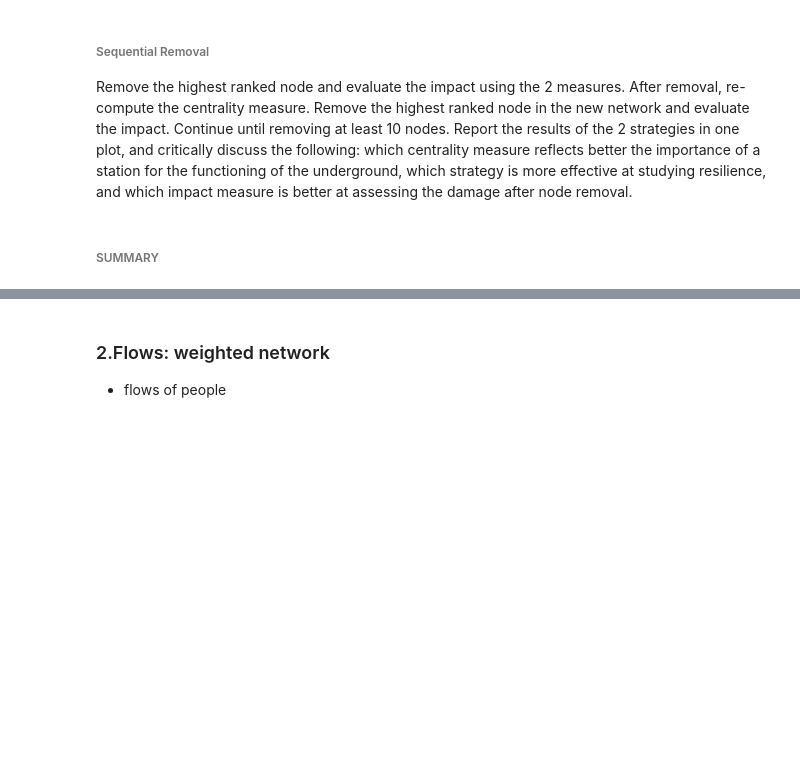
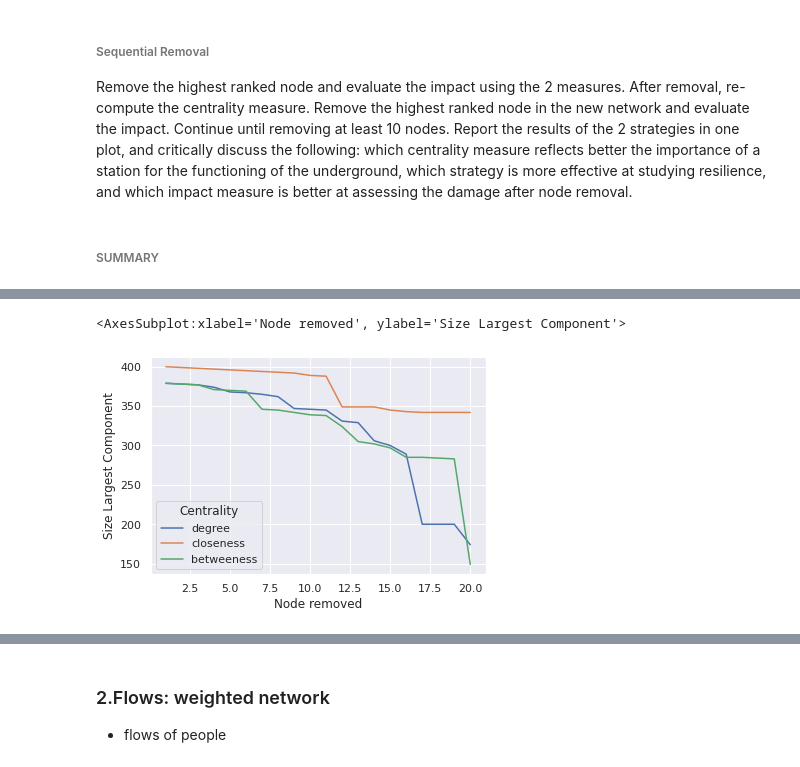
Before and after one commit to brfelipealmeida/LondonTubeNetwork, a Jupyter notebook: Code.ipynb, the cells around one changed output, grey strips where cells are left out. Drawn from its saved outputs; the diff is of its cells as text; code cells hidden in the pictures; blank space fills up the shorter version.

```diff
--- a/Code.ipynb
+++ b/Code.ipynb
@@ -732,12 +732,12 @@ for n in range(1, 21):
     diameter_largestcomponent_list.append(diameter_largestcomponent)
 
 # create a pandas DataFrame and add the information as columns
-DC_ns = pd.DataFrame()
-DC_ns['Node removed'] = num_nodes_removed_list
-DC_ns['Size Largest Component'] = size_largestcomponent_list
-DC_ns['Diameter Largest Component'] = diameter_largestcomponent_list
+CC_ns = pd.DataFrame()
+CC_ns['Node removed'] = num_nodes_removed_list
+CC_ns['Size Largest Component'] = size_largestcomponent_list
+CC_ns['Diameter Largest Component'] = diameter_largestcomponent_list
 
-DC_ns
+CC_ns
 # %% [output]
 |  | Node removed | Size Largest Component | Diameter Largest Component |
 | 0 | 1 | 400 | 36 |
@@ -805,12 +805,12 @@ for n in range(1, 21):
     diameter_largestcomponent_list.append(diameter_largestcomponent)
 
 # create a pandas DataFrame and add the information as columns
-DC_ns = pd.DataFrame()
-DC_ns['Node removed'] = num_nodes_removed_list
-DC_ns['Size Largest Component'] = size_largestcomponent_list
-DC_ns['Diameter Largest Component'] = diameter_largestcomponent_list
+BC_ns = pd.DataFrame()
+BC_ns['Node removed'] = num_nodes_removed_list
+BC_ns['Size Largest Component'] = size_largestcomponent_list
+BC_ns['Diameter Largest Component'] = diameter_largestcomponent_list
 
-DC_ns
+BC_ns
 # %% [output]
 |  | Node removed | Size Largest Component | Diameter Largest Component |
 | 0 | 1 | 379 | 49 |
@@ -835,3 +835,10 @@ DC_ns
 Remove the highest ranked node and evaluate the impact using the 2 measures. After removal, re-compute the centrality measure. Remove the highest ranked node in the new network and evaluate the impact. Continue until removing at least 10 nodes. Report the results of the 2 strategies in one plot, and critically discuss the following: which centrality measure reflects better the importance of a station for the functioning of the underground, which strategy is more effective at studying resilience, and which impact measure is better at assessing the damage after node removal.
 # %% [markdown]
 ###### SUMMARY
+# %%
+DC_ns = DC_ns.assign(Centrality=pd.Series(['degree']*len(DC_ns)).values)
+CC_ns = CC_ns.assign(Centrality=pd.Series(['closeness']*len(CC_ns)).values)
+BC_ns = BC_ns.assign(Centrality=pd.Series(['betweeness']*len(BC_ns)).values)
+# %%
+merged_df = pd.concat([DC_ns, CC_ns, BC_ns], ignore_index=True)
+merged_df
@@ -837,0 +877,8 @@ Remove the highest ranked node and evaluate the impact using the 2 measures. Aft
+# %%
+import seaborn as sns
+sns.set_theme(style="darkgrid")
+
+sns.lineplot(data=merged_df, x="Node removed", y="Size Largest Component", hue="Centrality")
+# %% [output]
+<AxesSubplot:xlabel='Node removed', ylabel='Size Largest Component'>
+[figure, added]
```
Also changed, not shown: parts of 11 cells of this notebook.
